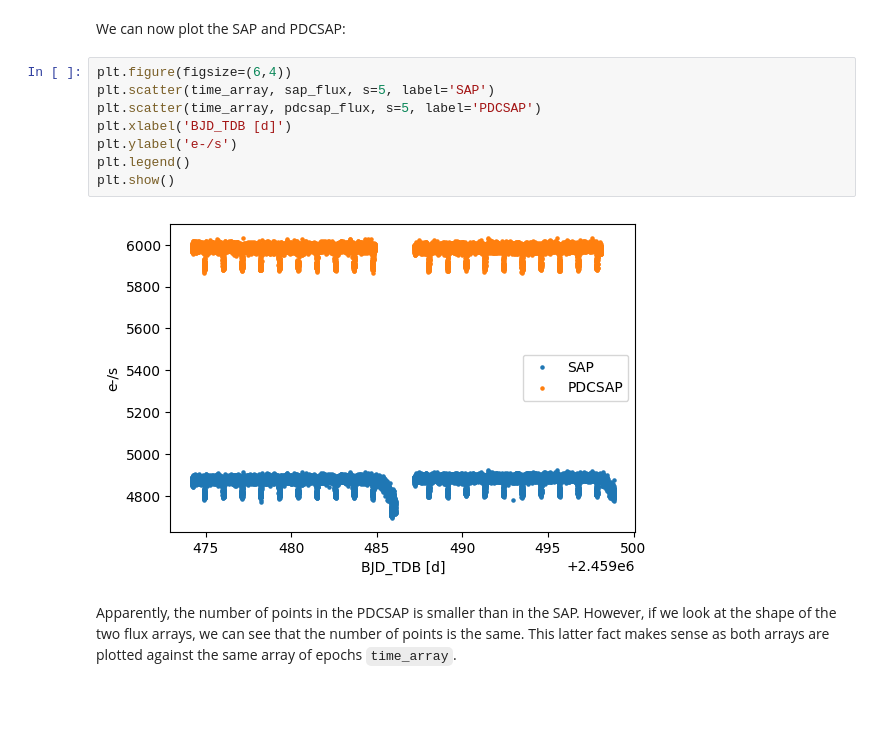
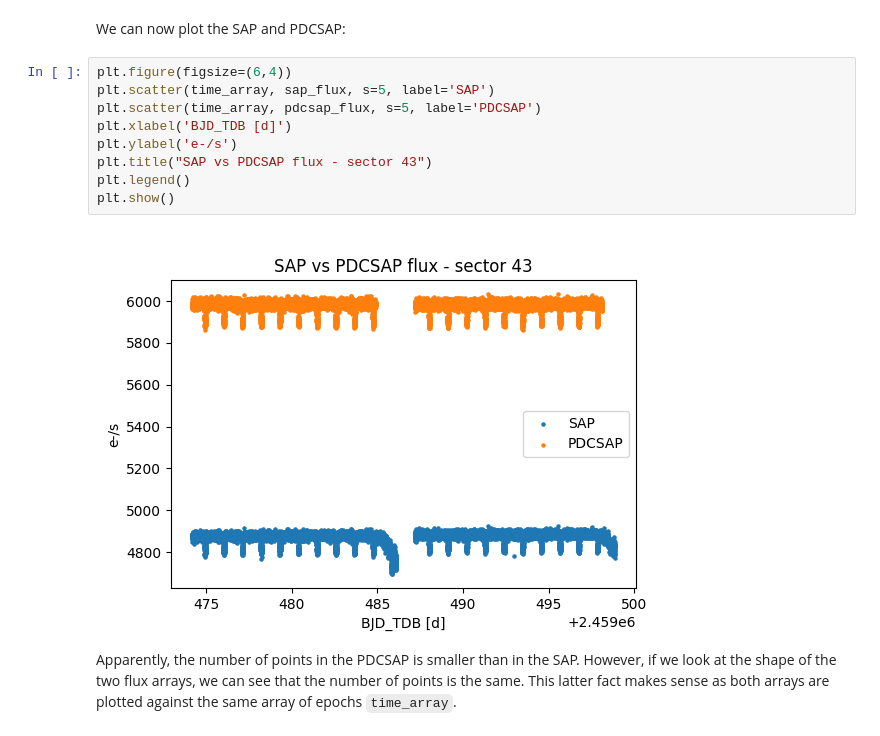
Before and after one commit to marcoboscato/exoplanet_lab2023, a Jupyter notebook: WASP-12 LAB/TESS/2_lightcurve_file.ipynb, the cells around one changed output. Drawn from its saved outputs; the diff is of its cells as text; blank space fills up the shorter version.

```diff
--- a/WASP-12 LAB/TESS/2_lightcurve_file.ipynb
+++ b/WASP-12 LAB/TESS/2_lightcurve_file.ipynb
@@ -120,13 +120,14 @@ We can now plot the SAP and PDCSAP:
 # %%
 plt.figure(figsize=(6,4))
 plt.scatter(time_array, sap_flux, s=5, label='SAP')
 plt.scatter(time_array, pdcsap_flux, s=5, label='PDCSAP')
 plt.xlabel('BJD_TDB [d]')
 plt.ylabel('e-/s')
+plt.title("SAP vs PDCSAP flux - sector 43")
 plt.legend()
 plt.show()
 # %% [output]
-[figure, old version]
+[figure, new version]
 # %% [markdown]
 Apparently, the number of points in the PDCSAP is smaller than in the SAP. However, if we look at the shape of the two flux arrays, we can see that the number of points is the same. This latter fact makes sense as both arrays are plotted against the same array of epochs `time_array`.
 # %%
```
Also changed, not shown: parts of 2 cells of this notebook, 4 other files.
